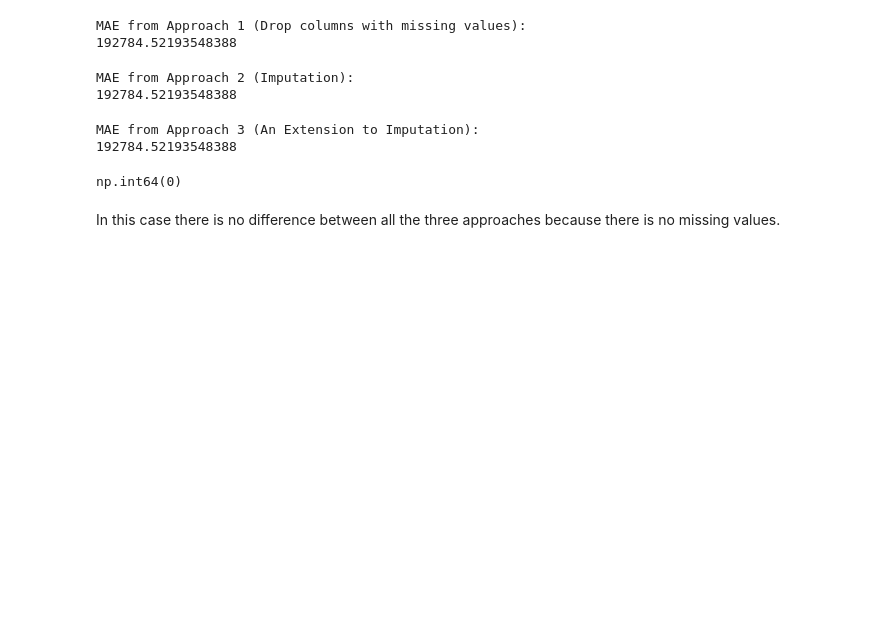
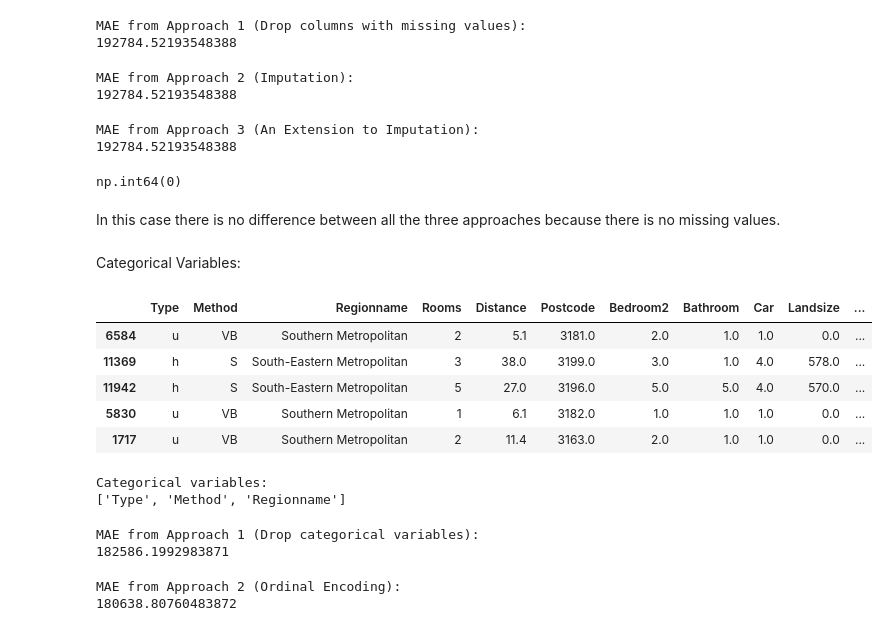
Before and after one commit to othmxnee/HousesPricePrediction, a Jupyter notebook: houses.ipynb, the cells around one changed output. Cells and saved outputs as stored; diff of their text form; code cells hidden in the pictures; blank space fills up the shorter version.

Commit message:
handling categorical data.

```diff
--- a/houses.ipynb
+++ b/houses.ipynb
@@ -225,3 +225,51 @@ melbourne_data.isnull().sum().sum()
 np.int64(0)
 # %% [markdown]
 In this case there is no difference between all the three approaches because there is no missing values.
+# %% [markdown]
+Categorical Variables:
+# %%
+
+# Separate target from predictors
+y = melbourne_data.Price
+X = melbourne_data.drop(['Price'], axis=1)
+
+# Divide data into training and validation subsets
+X_train_full, X_valid_full, y_train, y_valid = train_test_split(X, y, train_size=0.8, test_size=0.2,
+                                                                random_state=0)
+
+# Drop columns with missing values (simplest approach)
+cols_with_missing = [col for col in X_train_full.columns if X_train_full[col].isnull().any()]
+X_train_full.drop(cols_with_missing, axis=1, inplace=True)
+X_valid_full.drop(cols_with_missing, axis=1, inplace=True)
+
+# "Cardinality" means the number of unique values in a column
+# Select categorical columns with relatively low cardinality (convenient but arbitrary)
+low_cardinality_cols = [cname for cname in X_train_full.columns if X_train_full[cname].nunique() < 10 and
+                        X_train_full[cname].dtype == "object"]
+
+# Select numerical columns
+numerical_cols = [cname for cname in X_train_full.columns if X_train_full[cname].dtype in ['int64', 'float64']]
+
+# Keep selected columns only
+my_cols = low_cardinality_cols + numerical_cols
+X_train = X_train_full[my_cols].copy()
+X_valid = X_valid_full[my_cols].copy()
+# %%
+X_train.head()
+# %% [output]
+|  | Type | Method | Regionname | Rooms | Distance | Postcode | Bedroom2 | Bathroom | Car | Landsize | ... |
+| 6584 | u | VB | Southern Metropolitan | 2 | 5.1 | 3181.0 | 2.0 | 1.0 | 1.0 | 0.0 | ... |
+| 11369 | h | S | South-Eastern Metropolitan | 3 | 38.0 | 3199.0 | 3.0 | 1.0 | 4.0 | 578.0 | ... |
+| 11942 | h | S | South-Eastern Metropolitan | 5 | 27.0 | 3196.0 | 5.0 | 5.0 | 4.0 | 570.0 | ... |
+| 5830 | u | VB | Southern Metropolitan | 1 | 6.1 | 3182.0 | 1.0 | 1.0 | 1.0 | 0.0 | ... |
+| 1717 | u | VB | Southern Metropolitan | 2 | 11.4 | 3163.0 | 2.0 | 1.0 | 1.0 | 0.0 | ... |
+# %%
+# Get list of categorical variables
+s = (X_train.dtypes == 'object')
+object_cols = list(s[s].index)
+
+print("Categorical variables:")
+print(object_cols)
+# %% [output]
+Categorical variables:
+['Type', 'Method', 'Regionname']
@@ -227,0 +283,29 @@ In this case there is no difference between all the three approaches because the
+# %%
+#Score from Approach 1 (Drop Categorical Variables), We drop the object columns with the select_dtypes() method.
+drop_X_train = X_train.select_dtypes(exclude=['object'])
+drop_X_valid = X_valid.select_dtypes(exclude=['object'])
+
+print("MAE from Approach 1 (Drop categorical variables):")
+print(score_dataset(drop_X_train, drop_X_valid, y_train, y_valid))
+# %% [output]
+MAE from Approach 1 (Drop categorical variables):
+182586.1992983871
+# %%
+#Score from Approach 2 (Ordinal Encoding)
+
+from sklearn.preprocessing import OrdinalEncoder
+
+# Make copy to avoid changing original data
+label_X_train = X_train.copy()
+label_X_valid = X_valid.copy()
+
+# Apply ordinal encoder to each column with categorical data
+ordinal_encoder = OrdinalEncoder()
+label_X_train[object_cols] = ordinal_encoder.fit_transform(X_train[object_cols])
+label_X_valid[object_cols] = ordinal_encoder.transform(X_valid[object_cols])
+
+print("MAE from Approach 2 (Ordinal Encoding):")
+print(score_dataset(label_X_train, label_X_valid, y_train, y_valid))
+# %% [output]
+MAE from Approach 2 (Ordinal Encoding):
+180638.80760483872
```
Also changed, not shown: parts of 3 cells of this notebook.
